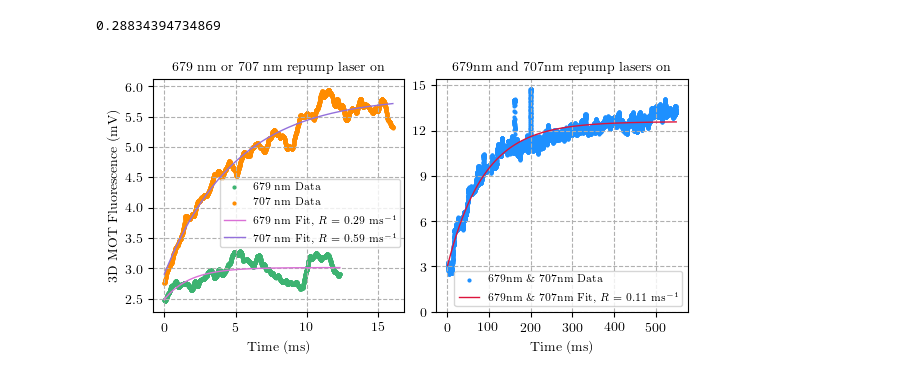
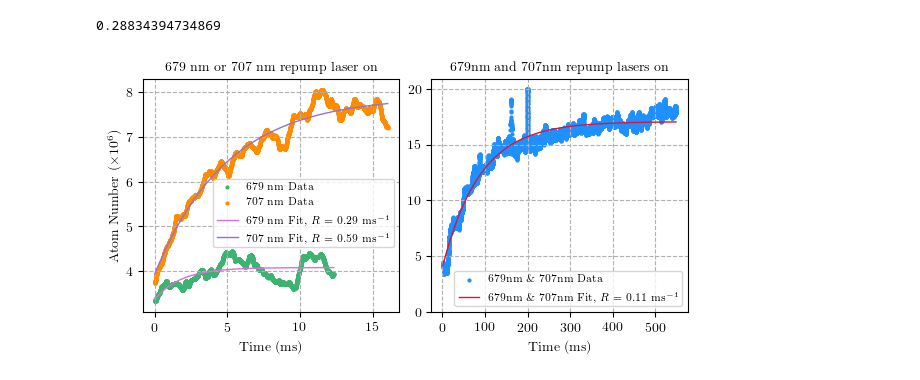
Before and after one commit to hsuchungchuan/Projects, a Jupyter notebook: 3D MOT Plots/Loading_Repump_Jiajun/250510 3DBlueMOTLoadingRateAllSignalsTwoColumnPlot.ipynb, the cells around one changed output. Saved outputs shown, nothing was run; the diff lists cells and outputs as text; code cells hidden in the pictures.

Commit message:
loading atom no

```diff
--- a/3D MOT Plots/Loading_Repump_Jiajun/250510 3DBlueMOTLoadingRateAllSignalsTwoColumnPlot.ipynb
+++ b/3D MOT Plots/Loading_Repump_Jiajun/250510 3DBlueMOTLoadingRateAllSignalsTwoColumnPlot.ipynb
@@ -241,25 +272,25 @@ a_opt_6*b_opt_6
 # %%
 fig, (ax1, ax2) = plt.subplots(1, 2, constrained_layout=True)
 
-ax1.scatter(filtered_x_6, filtered_y_6,color = "mediumseagreen", label='679 nm Data')
-ax1.scatter(filtered_x_7, filtered_y_7,color = "darkorange", label='707 nm Data')
-ax1.plot(filtered_x_6, y_fit_6,  color='orchid', label=r'679 nm Fit, $R$ = %.2f ms$^{-1}$' %(a_opt_6*b_opt_6))
-ax1.plot(filtered_x_7, y_fit_7, color='mediumpurple', label=r'707 nm Fit, $R$ = %.2f ms$^{-1}$' %(a_opt_7*b_opt_7))
+ax1.scatter(filtered_x_6, number_of_atoms(filtered_y_6),color = "mediumseagreen", label='679 nm Data')
+ax1.scatter(filtered_x_7, number_of_atoms(filtered_y_7),color = "darkorange", label='707 nm Data')
+ax1.plot(filtered_x_6, number_of_atoms(y_fit_6),  color='orchid', label=r'679 nm Fit, $R$ = %.2f ms$^{-1}$' %(a_opt_6*b_opt_6))
+ax1.plot(filtered_x_7,number_of_atoms(y_fit_7), color='mediumpurple', label=r'707 nm Fit, $R$ = %.2f ms$^{-1}$' %(a_opt_7*b_opt_7))
 # ax1.set_yticks(np.arange(0,18,2))
 ax1.legend(bbox_to_anchor=(0.625, 0.425), loc='center')  # Custom location
 ax1.set_xlabel('Time (ms)')
-ax1.set_ylabel("3D MOT Fluorescence (mV)")
+ax1.set_ylabel(r"Atom Number ($\times$10$^6$)")
 ax1.set_title('679 nm or 707 nm repump laser on')
 
-ax2.scatter(filtered_x[::10], filtered_y[::10],color = "dodgerblue",label='679nm \& 707nm Data')
-ax2.plot(filtered_x, y_fit,color='crimson', label=r'679nm \& 707nm Fit, $R$ = %.2f ms$^{-1}$' %(a_opt*b_opt))
-ax2.set_yticks(np.arange(0,18,3))
+ax2.scatter(filtered_x[::10], number_of_atoms(filtered_y[::10]),color = "dodgerblue",label='679nm \& 707nm Data')
+ax2.plot(filtered_x, number_of_atoms(y_fit),color='crimson', label=r'679nm \& 707nm Fit, $R$ = %.2f ms$^{-1}$' %(a_opt*b_opt))
+ax2.set_yticks(np.arange(0,25,5))
 ax2.set_xticks(np.arange(0,600,100))
 ax2.legend(loc='lower right')
 # ax2.legend(bbox_to_anchor=(0.55, 0.3), loc='center')  # Custom location
 ax2.set_xlabel('Time (ms)')
 ax2.set_title('679nm and 707nm repump lasers on')
 
 plt.savefig('250510 3DBlueMOTLoadingRepumpIndividualCombined.pdf', dpi=300)
 # %% [output]
-[figure, old version]
+[figure, new version]
```
Also changed, not shown: parts of 2 cells of this notebook, 2 other files.
